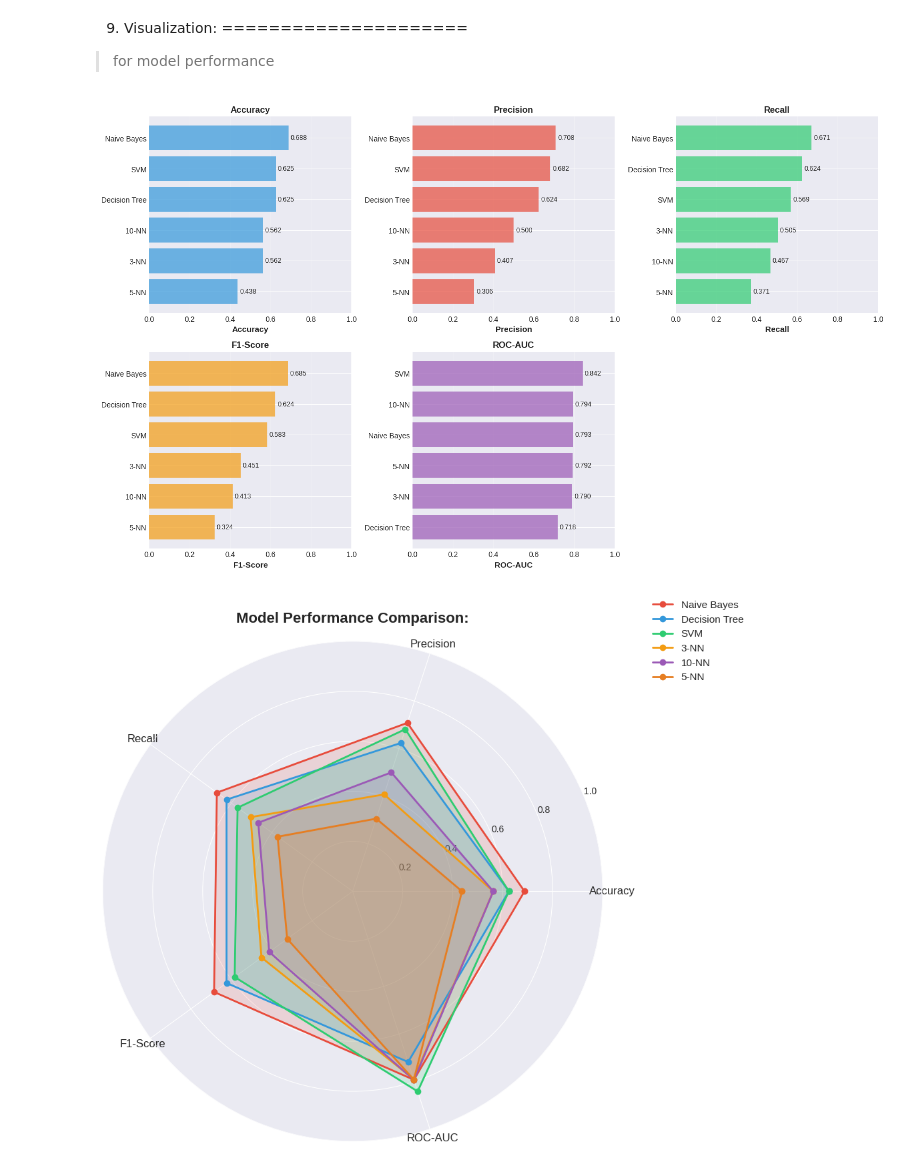
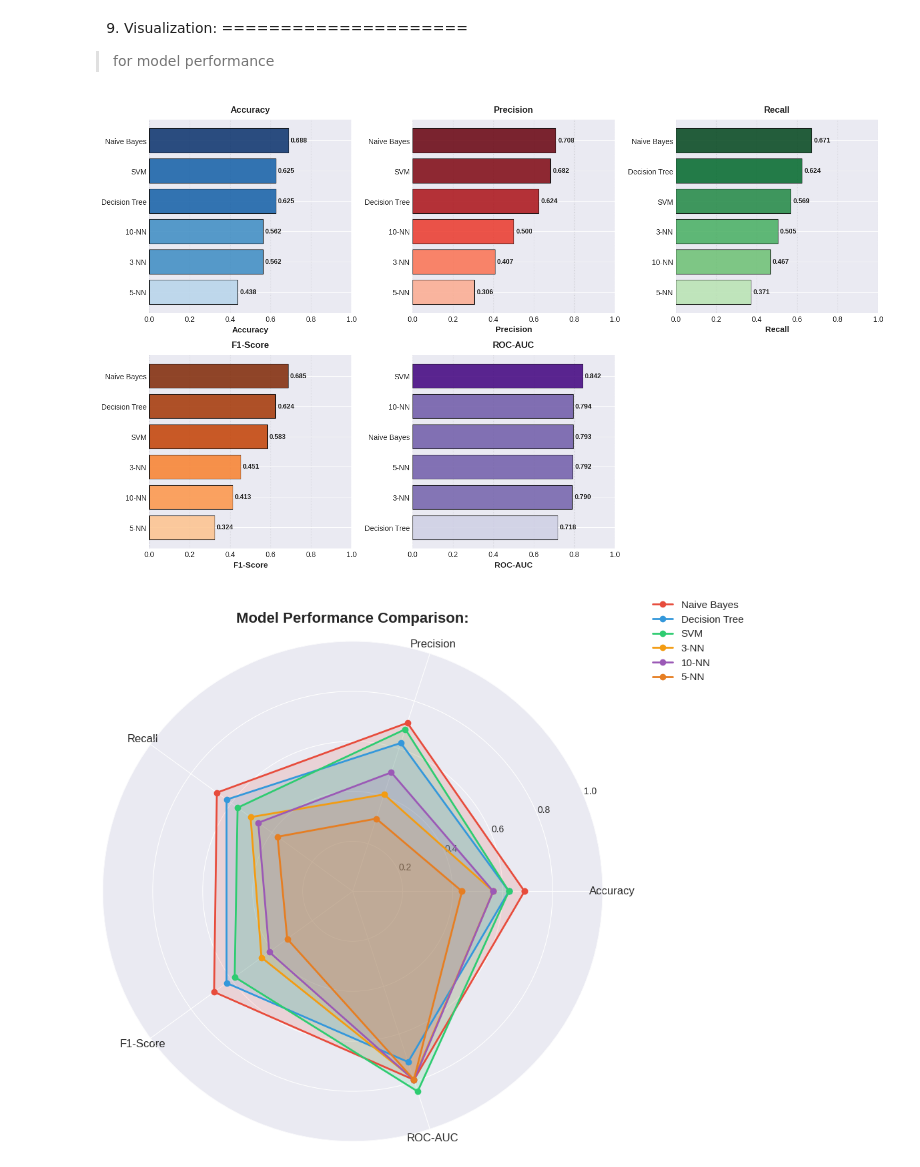
Before and after one commit to janymuong/Computer-Science, a Jupyter notebook: ICS2405-Knowledge-Based-Systems/EVAL2-Classification/Traffic-Accidents-Classification-Models.ipynb, the cells around one changed output. Saved outputs shown, nothing was run; the diff lists cells and outputs as text; code cells hidden in the pictures.

```diff
--- a/ICS2405-Knowledge-Based-Systems/EVAL2-Classification/Traffic-Accidents-Classification-Models.ipynb
+++ b/ICS2405-Knowledge-Based-Systems/EVAL2-Classification/Traffic-Accidents-Classification-Models.ipynb
@@ -601,38 +600,49 @@ Decision Tree    0.6250   0.623810 0.623810  0.623810 0.717857
 =====================
 > for model performance
 # %%
-# this compares models based on metrics
+# compare models based on metrics
 fig, axes = plt.subplots(2, 3, figsize=(15, 9))
 axes = axes.flatten()
 
 metrics_to_plot = ['Accuracy', 'Precision', 'Recall', 'F1-Score', 'ROC-AUC']
-colors = ['#3498db', '#e74c3c', '#2ecc71', '#f39c12', '#9b59b6']
+base_colors = ['#3498db', '#e74c3c', '#2ecc71', '#f39c12', '#9b59b6']
 
-for idx, (metric, color) in enumerate(zip(metrics_to_plot, colors)):
+for idx, (metric, base_color) in enumerate(zip(metrics_to_plot, base_colors)):
     ax = axes[idx]
-
-    # sort by current metric
     sorted_df = results_df.sort_values(metric, ascending=True)
 
-    # horizontal bar plot
-    ax.barh(sorted_df['Model'], sorted_df[metric], color=color, alpha=0.7)
+    values_normalized = (sorted_df[metric] - sorted_df[metric].min()) / (sorted_df[metric].max() - sorted_df[metric].min() + 0.001)
+
+    if base_color == '#3498db':
+        gradient_colors = [plt.cm.Blues(0.3 + 0.7 * val) for val in values_normalized]
+    elif base_color == '#e74c3c':
+        gradient_colors = [plt.cm.Reds(0.3 + 0.7 * val) for val in values_normalized]
+    elif base_color == '#2ecc71':
+        gradient_colors = [plt.cm.Greens(0.3 + 0.7 * val) for val in values_normalized]
+    elif base_color == '#f39c12':
+        gradient_colors = [plt.cm.Oranges(0.3 + 0.7 * val) for val in values_normalized]
+    else:
+        gradient_colors = [plt.cm.Purples(0.3 + 0.7 * val) for val in values_normalized]
+
+
+    ax.barh(sorted_df['Model'], sorted_df[metric], color=gradient_colors, edgecolor='black', linewidth=0.8, alpha=0.85)
     ax.set_xlabel(metric, fontsize=11, fontweight='bold')
-    ax.set_title(f'{metric}', fontsize=12, fontweight='bold')
+    ax.set_title(f'{metric}', fontsize=12, fontweight='bold', pad=10)
     ax.set_xlim(0, 1)
+    ax.spines['top'].set_visible(False)
+    ax.spines['right'].set_visible(False)
 
-    # value labels
     for i, v in enumerate(sorted_df[metric]):
-        ax.text(v + 0.01, i, f'{v:.3f}', va='center', fontsize=9)
+        ax.text(v + 0.01, i, f'{v:.3f}', va='center', fontsize=9, fontweight='bold')
 
-    ax.grid(axis='x', alpha=0.3)
+    ax.grid(axis='x', alpha=0.2, linestyle=':', color='gray')
 
-# remove the extra subplot
+
 fig.delaxes(axes[5])
-
 plt.tight_layout()
 plt.show()
 # %% [output]
-[figure, old version]
+[figure, new version]
 # %%
 # radar chart
 categories = ['Accuracy', 'Precision', 'Recall', 'F1-Score', 'ROC-AUC']
```
Also changed, not shown: parts of 9 cells of this notebook.
